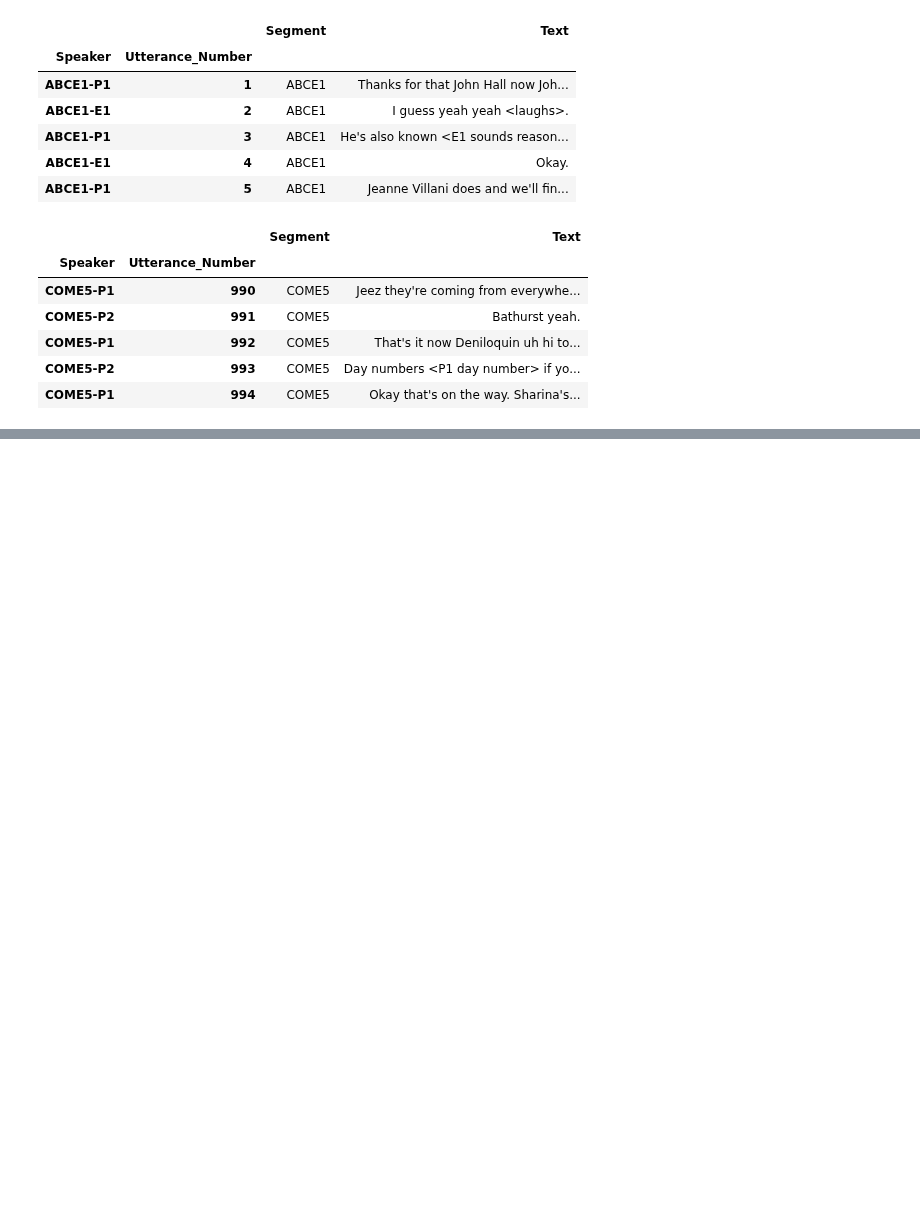
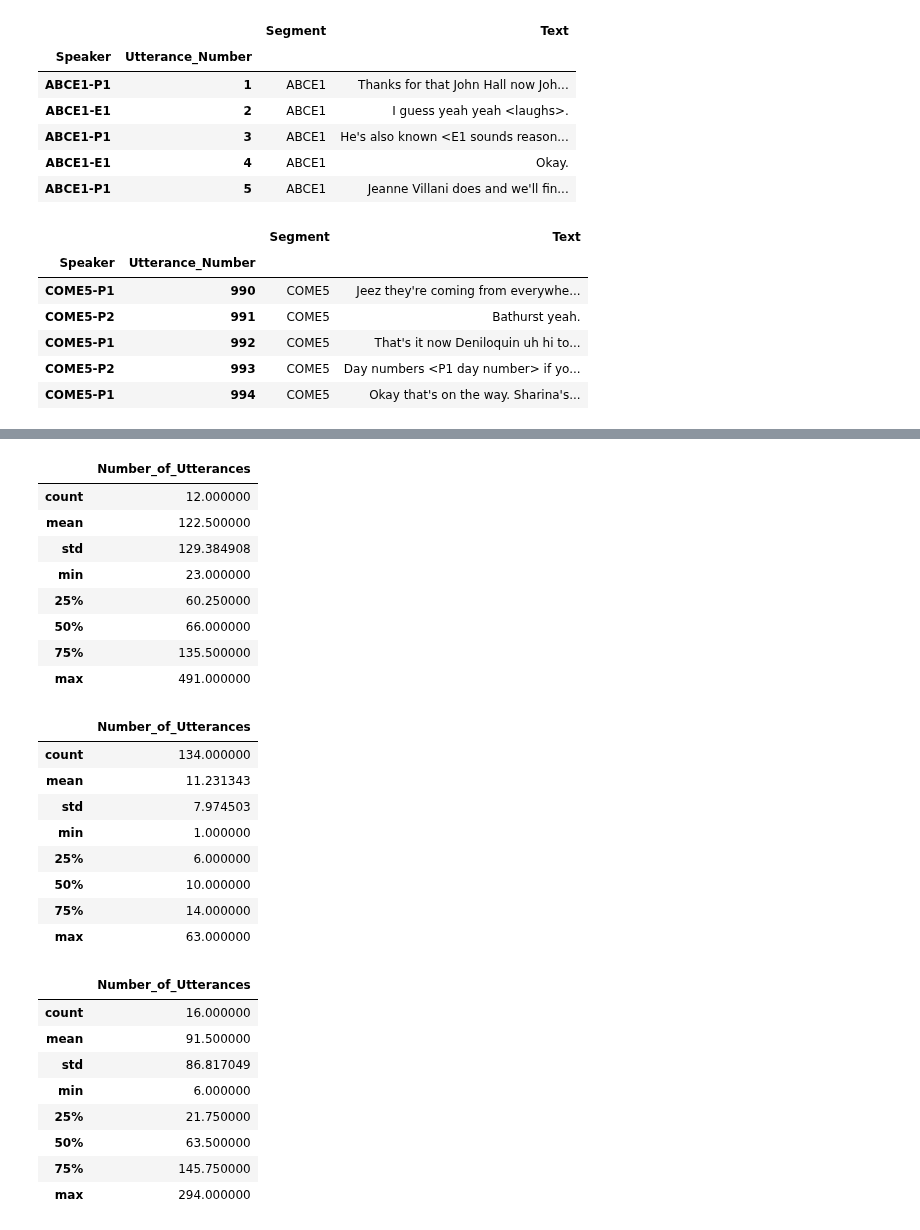
Before and after one commit to Data-Science-for-Linguists/Discourse-Analysis-ART-Corpus, a Jupyter notebook: process-art-corpus.ipynb, the cells around one changed output, grey strips where cells are left out. Saved outputs shown, nothing was run; the diff lists cells and outputs as text; code cells hidden in the pictures; blank space fills up the shorter version.

```diff
--- a/process-art-corpus.ipynb
+++ b/process-art-corpus.ipynb
@@ -573,0 +722,33 @@ art_df.groupby
+# %%
+# Comparing Presenter, Caller, and Expert Data Frames
+P_df.describe()
+C_df.describe()
+E_df.describe()
+# %% [output]
+|  | Number_of_Utterances |
+| count | 12.000000 |
+| mean | 122.500000 |
+| std | 129.384908 |
+| min | 23.000000 |
+| 25% | 60.250000 |
+| 50% | 66.000000 |
+| 75% | 135.500000 |
+| max | 491.000000 |
+|  | Number_of_Utterances |
+| count | 134.000000 |
+| mean | 11.231343 |
+| std | 7.974503 |
+| min | 1.000000 |
+| 25% | 6.000000 |
+| 50% | 10.000000 |
+| 75% | 14.000000 |
+| max | 63.000000 |
+|  | Number_of_Utterances |
+| count | 16.000000 |
+| mean | 91.500000 |
+| std | 86.817049 |
+| min | 6.000000 |
+| 25% | 21.750000 |
+| 50% | 63.500000 |
+| 75% | 145.750000 |
+| max | 294.000000 |
```
Also changed, not shown: parts of 14 cells of this notebook.
